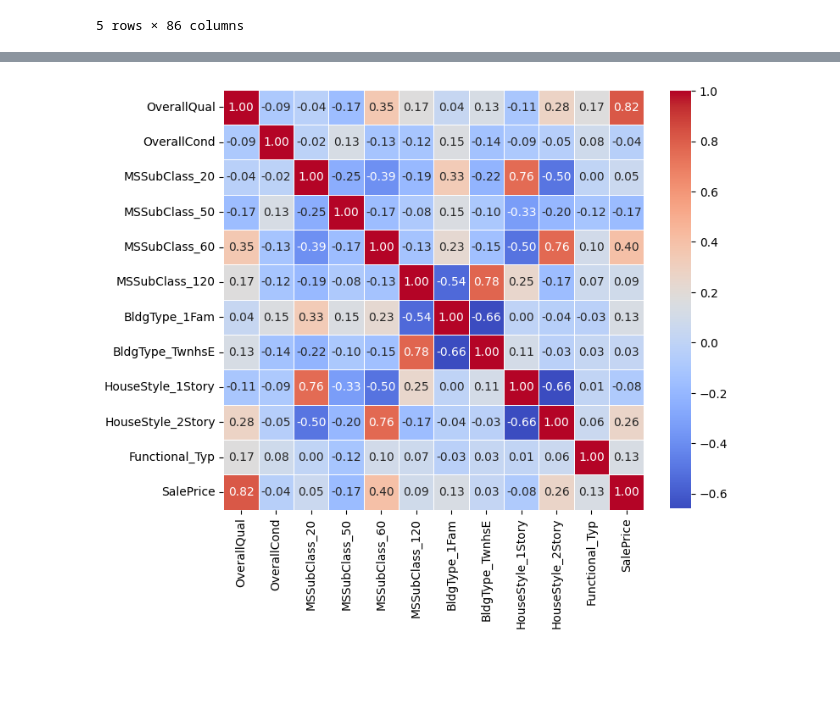
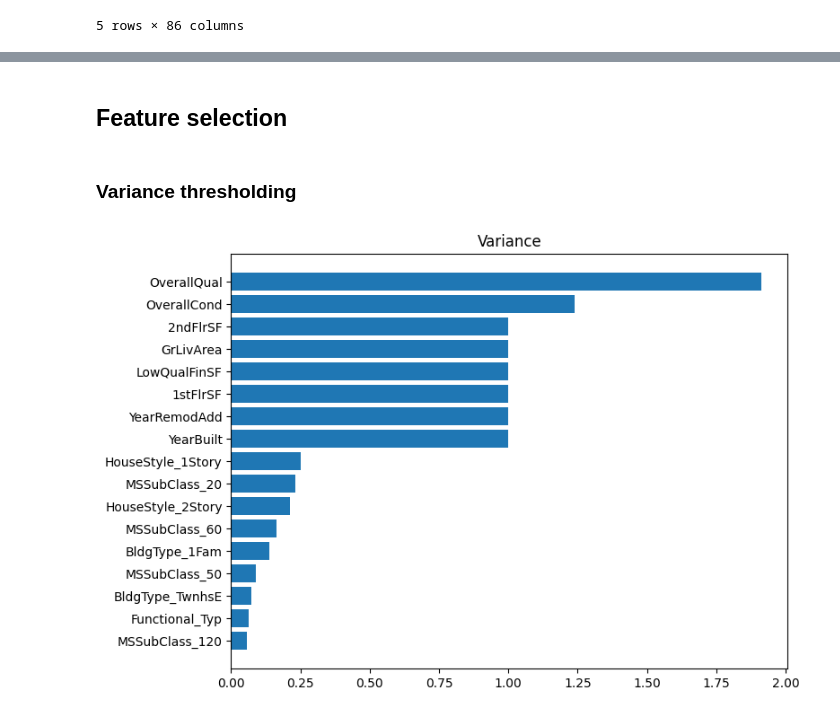
Before and after one commit to Jonik233/kaggle_house_prices, a Jupyter notebook: eda/main_eda.ipynb, the cells around one changed output, grey strips where cells are left out. Saved outputs shown, nothing was run; the diff lists cells and outputs as text; code cells hidden in the pictures; blank space fills up the shorter version.

Commit message:
Feature selection section created: added Variance thresholding, Corr matrices, Mutual information

```diff
--- a/eda/main_eda.ipynb
+++ b/eda/main_eda.ipynb
@@ -403,14 +394,33 @@ df.head()
-# %%
-CATEGORICAL_COLUMNS_TO_USE = ["OverallQual", "OverallCond",
-                              "MSSubClass_20", "MSSubClass_50", "MSSubClass_60", "MSSubClass_120",
-                              "BldgType_1Fam", "BldgType_TwnhsE",
-                              "HouseStyle_1Story", "HouseStyle_2Story",
-                              "Functional_Typ"]
-
-df_categorical = df[CATEGORICAL_COLUMNS_TO_USE + ["SalePrice"]]
-corr_matrix = df_categorical.corr()
-plt.figure(figsize=(8, 8))
-sns.heatmap(corr_matrix, annot=True, fmt=".2f", cmap='coolwarm', linewidths=0.5, cbar_kws={"shrink": .8}, square=True)
-plt.show()
-# %% [output]
-[figure, removed]
+# %% [markdown]
+## Feature selection
+# %%
+# Target variable
+TARGET = "SalePrice"
+
+# Columns of numerical type that shall be used
+NUMERICAL_COLUMNS_TO_USE = ["YearBuilt", "YearRemodAdd", "1stFlrSF", "2ndFlrSF", "LowQualFinSF", "GrLivArea"]
+
+# Columns of categorical type that shall be used
+CATEGORICAL_COLUMNS_TO_USE = ["OverallQual", "OverallCond",
+                              "MSSubClass_20", "MSSubClass_50", "MSSubClass_60", "MSSubClass_120",
+                              "BldgType_1Fam", "BldgType_TwnhsE",
+                              "HouseStyle_1Story", "HouseStyle_2Story",
+                              "Functional_Typ"]
+
+# All Columns that shall be used
+COLUMNS_TO_USE = [*NUMERICAL_COLUMNS_TO_USE, *CATEGORICAL_COLUMNS_TO_USE]
+# %% [markdown]
+### Variance thresholding
+# %%
+varcs = df[COLUMNS_TO_USE].var()
+varcs = sorted(varcs.items(), key=lambda it: it[1])
+# %%
+columns = [c for c, _ in varcs]
+values = [v for _, v in varcs]
+
+plt.figure(figsize=(8, 6))
+plt.barh(columns, values)
+plt.title("Variance")
+plt.show()
+# %% [output]
+[figure, added]
```
Also changed, not shown: parts of 15 cells of this notebook.
